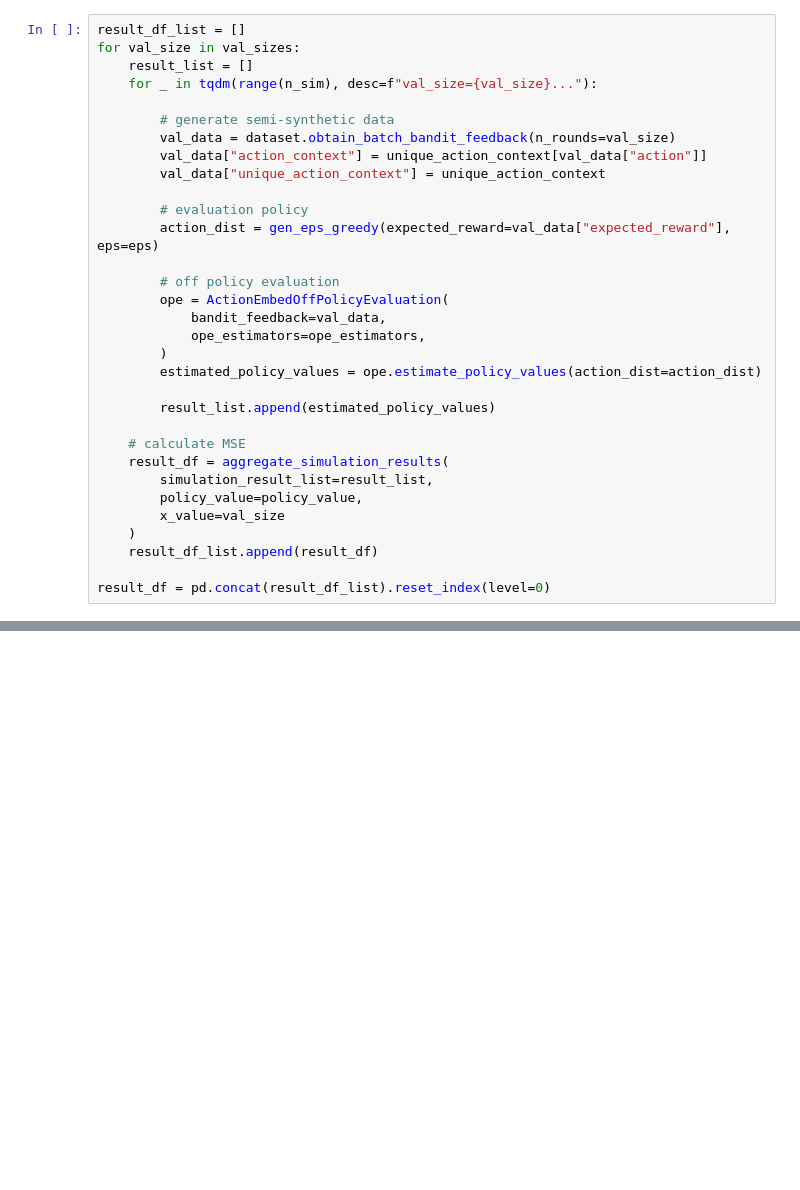
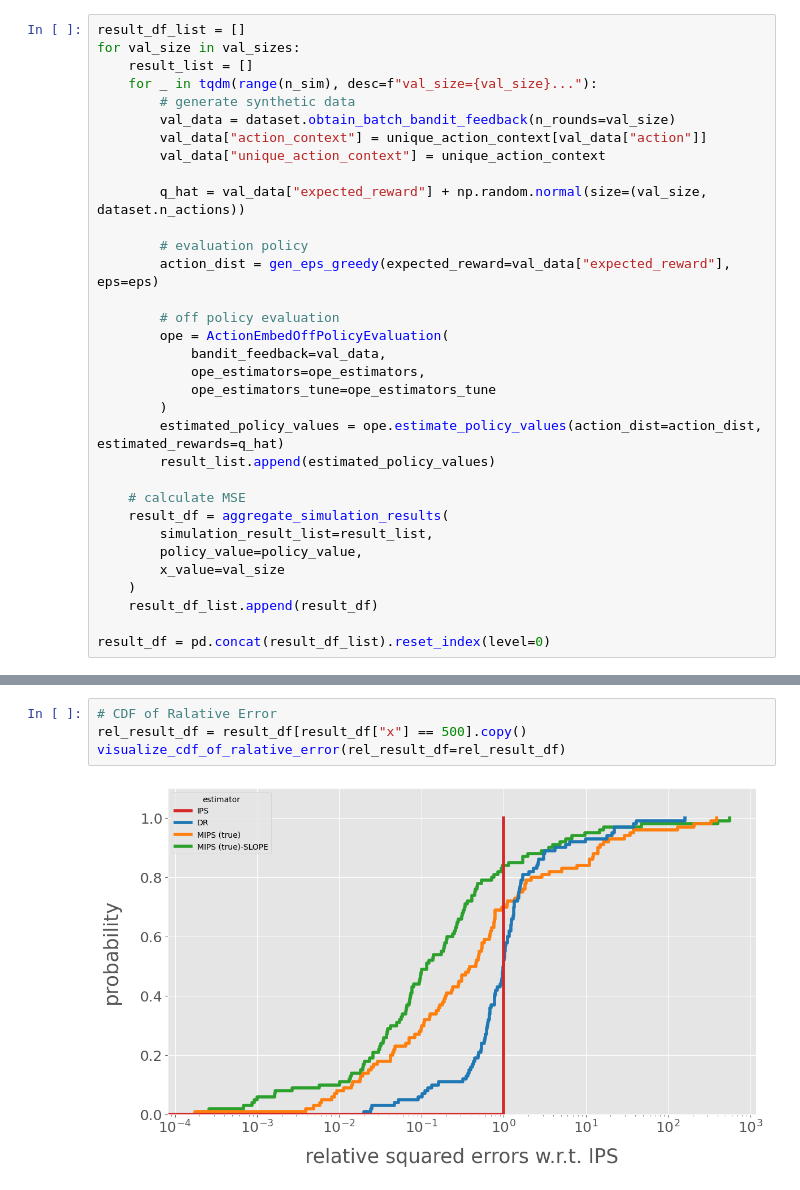
Before and after one commit to tatsuki1107/cfml_tutorial, a Jupyter notebook: action_embed/extreme.ipynb, the cells around one changed output, grey strips where cells are left out. Saved outputs shown, nothing was run; the diff lists cells and outputs as text; blank space fills up the shorter version.

```diff
--- a/action_embed/extreme.ipynb
+++ b/action_embed/extreme.ipynb
@@ -79,11 +103,12 @@ result_df_list = []
 for val_size in val_sizes:
     result_list = []
     for _ in tqdm(range(n_sim), desc=f"val_size={val_size}..."):
-
-        # generate semi-synthetic data
+        # generate synthetic data
         val_data = dataset.obtain_batch_bandit_feedback(n_rounds=val_size)
         val_data["action_context"] = unique_action_context[val_data["action"]]
         val_data["unique_action_context"] = unique_action_context
+
+        q_hat = val_data["expected_reward"] + np.random.normal(size=(val_size, dataset.n_actions))
 
         # evaluation policy
         action_dist = gen_eps_greedy(expected_reward=val_data["expected_reward"], eps=eps)
@@ -92,9 +117,9 @@ for val_size in val_sizes:
         ope = ActionEmbedOffPolicyEvaluation(
             bandit_feedback=val_data,
             ope_estimators=ope_estimators,
+            ope_estimators_tune=ope_estimators_tune
         )
-        estimated_policy_values = ope.estimate_policy_values(action_dist=action_dist)
-
+        estimated_policy_values = ope.estimate_policy_values(action_dist=action_dist, estimated_rewards=q_hat)
         result_list.append(estimated_policy_values)
 
     # calculate MSE
@@ -113,3 +138,9 @@ visualize_mean_squared_error(result_df=result_df, xlabel="number of data size")
+# %%
+# CDF of Ralative Error
+rel_result_df = result_df[result_df["x"] == 500].copy()
+visualize_cdf_of_ralative_error(rel_result_df=rel_result_df)
+# %% [output]
+[figure, added]
 # %%
 # setting 2
 
```
Also changed, not shown: parts of 9 cells of this notebook, 2 other files.
